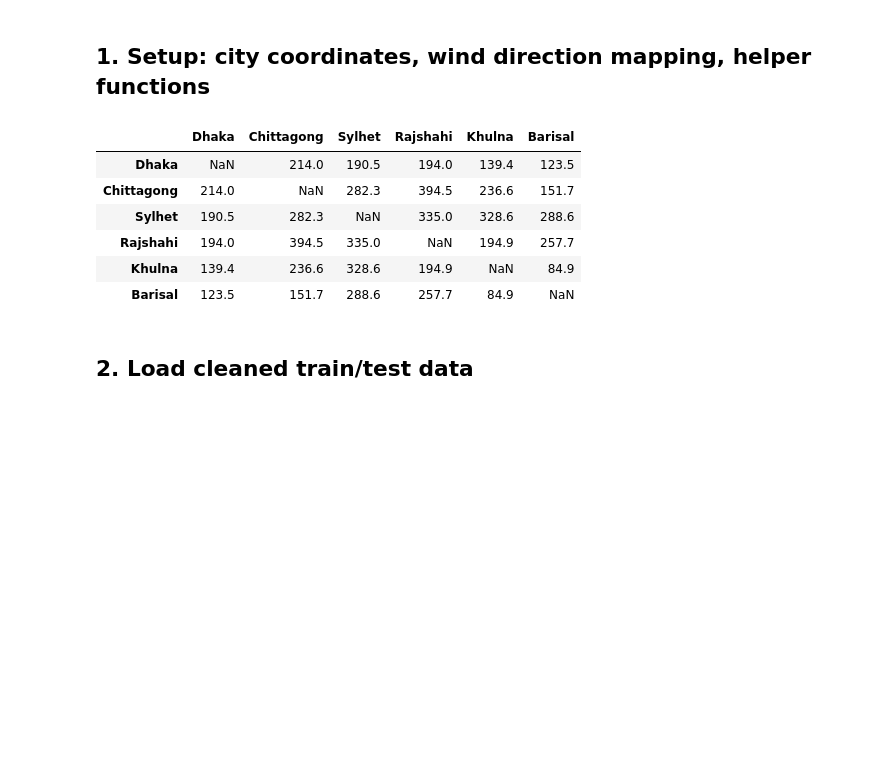
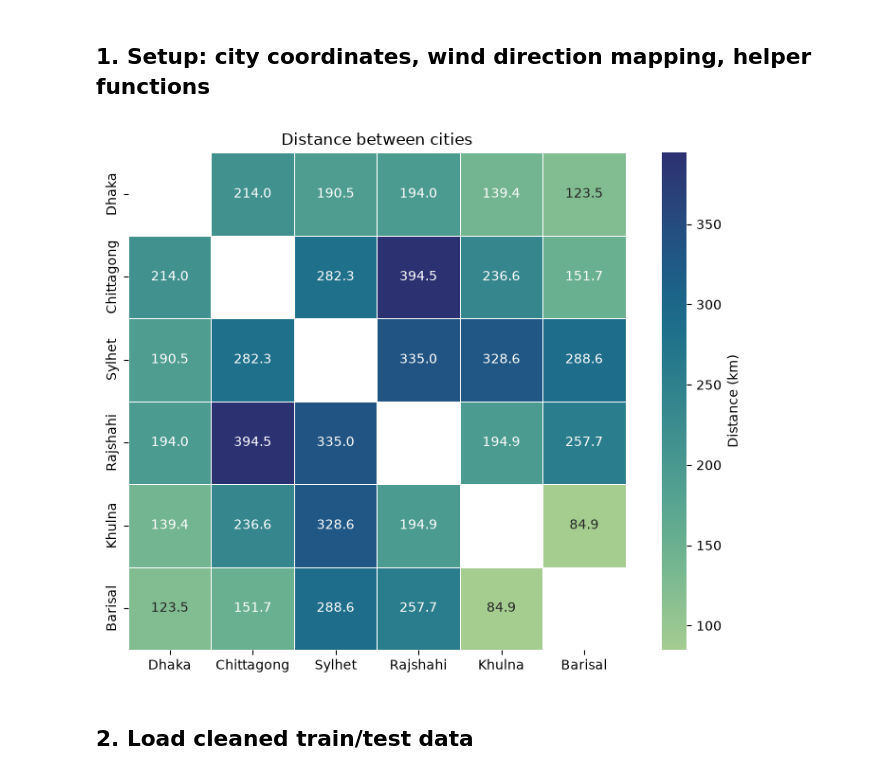
Before and after one commit to iamahnaf/Spatio-Temporal-SpikeForecasting, a Jupyter notebook: notebooks/03_feature_engineering.ipynb, the cells around one changed output. Saved outputs shown, nothing was run; the diff lists cells and outputs as text; code cells hidden in the pictures; blank space fills up the shorter version.

```diff
--- a/notebooks/03_feature_engineering.ipynb
+++ b/notebooks/03_feature_engineering.ipynb
@@ -6,6 +6,7 @@
 import pandas as pd
 import numpy as np
 import matplotlib.pyplot as plt
+import seaborn as sns
 %matplotlib inline
 
 SPIKE_THRESHOLD = 150
@@ -20,41 +21,48 @@ CITY_COORDS = {
     "Barisal":    (22.7010, 90.3535),
 }
 
 # 16-point compass -> degrees (N=0, clockwise)
 WD_TO_DEG = {
     "N": 0, "NNE": 22.5, "NE": 45, "ENE": 67.5,
     "E": 90, "ESE": 112.5, "SE": 135, "SSE": 157.5,
     "S": 180, "SSW": 202.5, "SW": 225, "WSW": 247.5,
     "W": 270, "WNW": 292.5, "NW": 315, "NNW": 337.5,
 }
 
 def haversine(lat1, lon1, lat2, lon2):
     """Great-circle distance in km."""
     R = 6371.0
     p1, p2 = np.radians(lat1), np.radians(lat2)
     dphi = np.radians(lat2 - lat1)
     dlmb = np.radians(lon2 - lon1)
     a = np.sin(dphi / 2) ** 2 + np.cos(p1) * np.cos(p2) * np.sin(dlmb / 2) ** 2
     return 2 * R * np.arcsin(np.sqrt(a))
 
 def build_distance_matrix(coords):
     cities = list(coords.keys())
     dist = pd.DataFrame(index=cities, columns=cities, dtype=float)
     for a in cities:
         for b in cities:
             dist.loc[a, b] = np.nan if a == b else haversine(*coords[a], *coords[b])
     return dist
 
 dist_matrix = build_distance_matrix(CITY_COORDS)
-dist_matrix.round(1)
+
+plt.figure(figsize=(8, 6))
+sns.heatmap(
+    dist_matrix,
+    annot=True,
+    fmt=".1f",
+    cmap="crest",
+    linewidths=0.5,
+    square=True,
+    cbar_kws={"label": "Distance (km)"}
+)
+plt.title("Distance between cities")
+plt.tight_layout()
+plt.show()
 # %% [output]
-|  | Dhaka | Chittagong | Sylhet | Rajshahi | Khulna | Barisal |
-| Dhaka | NaN | 214.0 | 190.5 | 194.0 | 139.4 | 123.5 |
-| Chittagong | 214.0 | NaN | 282.3 | 394.5 | 236.6 | 151.7 |
-| Sylhet | 190.5 | 282.3 | NaN | 335.0 | 328.6 | 288.6 |
-| Rajshahi | 194.0 | 394.5 | 335.0 | NaN | 194.9 | 257.7 |
-| Khulna | 139.4 | 236.6 | 328.6 | 194.9 | NaN | 84.9 |
-| Barisal | 123.5 | 151.7 | 288.6 | 257.7 | 84.9 | NaN |
+[figure, added]
 # %% [markdown]
 ## 2. Load cleaned train/test data
 # %%
```
Also changed, not shown: 4 other files.
